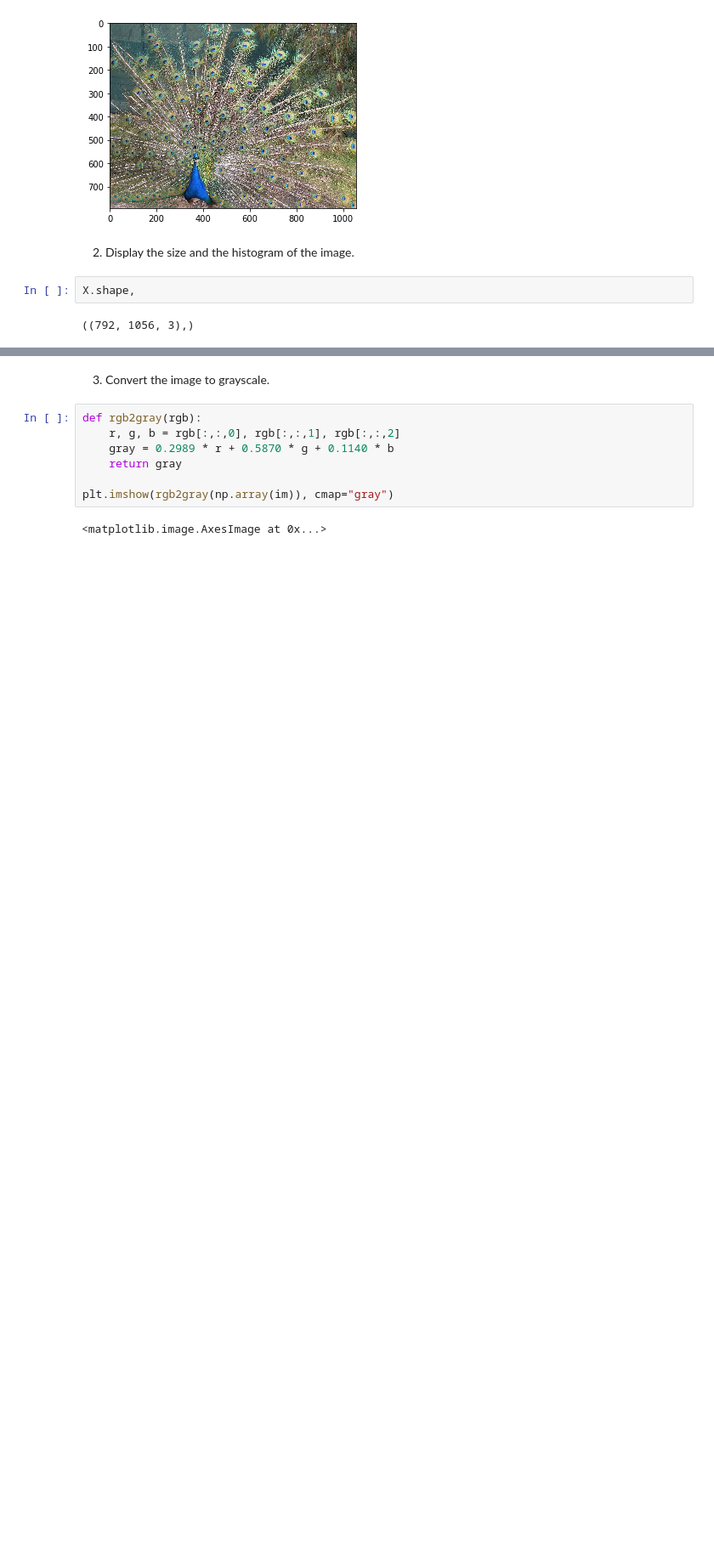
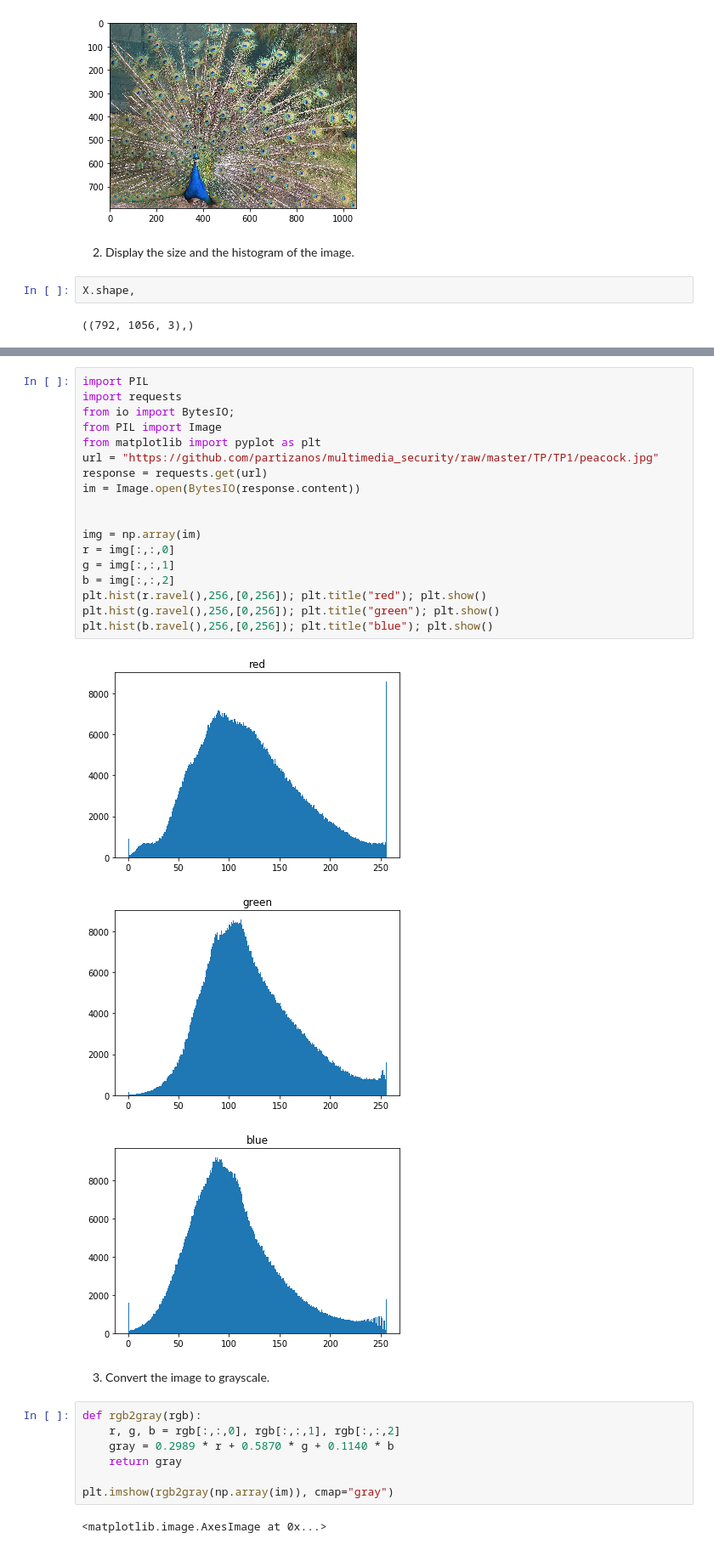
Before and after one commit to partizanos/multimedia_security, a Jupyter notebook: multimedia_TP1.ipynb, the cells around one changed output, grey strips where cells are left out. Shown at 85% size. Cells and saved outputs as stored; diff of their text form; blank space fills up the shorter version.

```diff
--- a/multimedia_TP1.ipynb
+++ b/multimedia_TP1.ipynb
@@ -83,3 +28,25 @@ showDict(B, "B")
+# %%
+import PIL
+import requests
+from io import BytesIO;
+from PIL import Image
+from matplotlib import pyplot as plt
+url = "https://github.com/partizanos/multimedia_security/raw/master/TP/TP1/peacock.jpg"
+response = requests.get(url)
+im = Image.open(BytesIO(response.content))
+
+
+img = np.array(im)
+r = img[:,:,0]
+g = img[:,:,1]
+b = img[:,:,2]
+plt.hist(r.ravel(),256,[0,256]); plt.title("red"); plt.show()
+plt.hist(g.ravel(),256,[0,256]); plt.title("green"); plt.show()
+plt.hist(b.ravel(),256,[0,256]); plt.title("blue"); plt.show()
+# %% [output]
+[figure, added]
+[figure, added]
+[figure, added]
 # %% [markdown]
 3. Convert the image to grayscale.
 # %%
```
Also changed, not shown: parts of 15 cells of this notebook.
